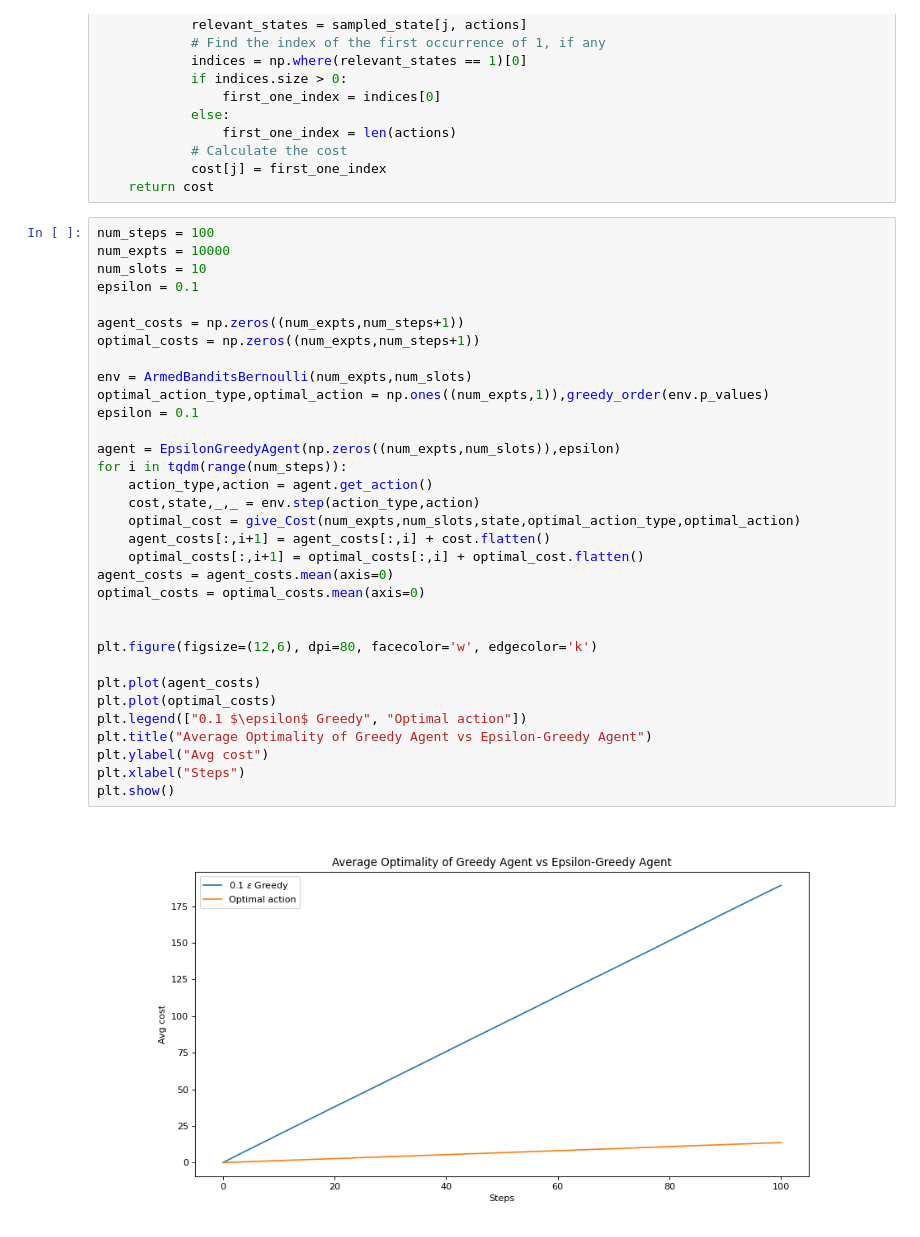
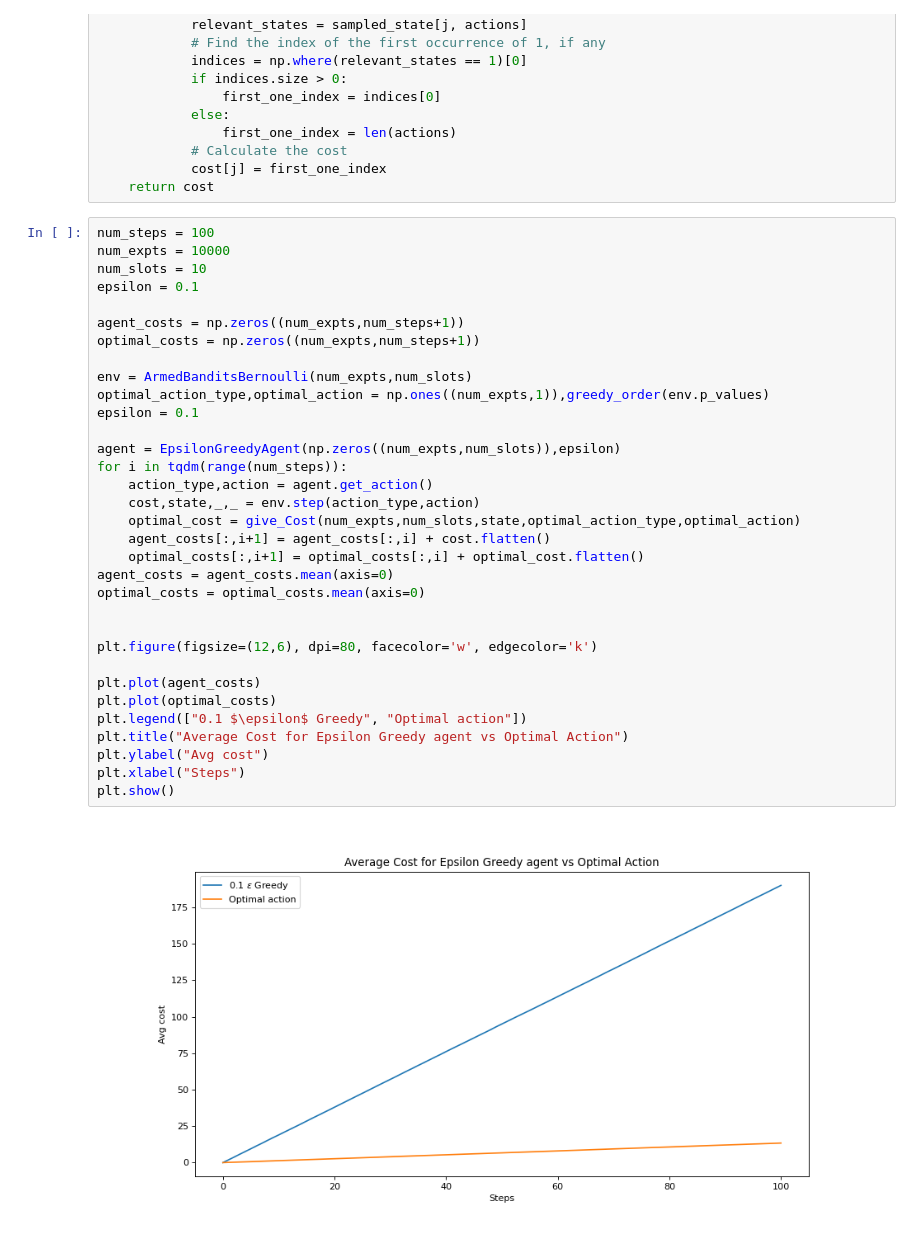
Before and after one commit to Archit997/Multi-armed-Bandits-in-Wireless, a Jupyter notebook: wireless-bandits.ipynb, the cells around one changed output. Saved outputs shown, nothing was run; the diff lists cells and outputs as text.

```diff
--- a/wireless-bandits.ipynb
+++ b/wireless-bandits.ipynb
@@ -426,32 +427,32 @@ num_expts = 10000
 num_slots = 10
 epsilon = 0.1
 
 agent_costs = np.zeros((num_expts,num_steps+1))
 optimal_costs = np.zeros((num_expts,num_steps+1))
 
 env = ArmedBanditsBernoulli(num_expts,num_slots)
 optimal_action_type,optimal_action = np.ones((num_expts,1)),greedy_order(env.p_values)
 epsilon = 0.1
 
 agent = EpsilonGreedyAgent(np.zeros((num_expts,num_slots)),epsilon)
 for i in tqdm(range(num_steps)):
     action_type,action = agent.get_action()
     cost,state,_,_ = env.step(action_type,action)
     optimal_cost = give_Cost(num_expts,num_slots,state,optimal_action_type,optimal_action)
     agent_costs[:,i+1] = agent_costs[:,i] + cost.flatten()
     optimal_costs[:,i+1] = optimal_costs[:,i] + optimal_cost.flatten()
 agent_costs = agent_costs.mean(axis=0)
 optimal_costs = optimal_costs.mean(axis=0)
 
 
 plt.figure(figsize=(12,6), dpi=80, facecolor='w', edgecolor='k')
 
 plt.plot(agent_costs)
 plt.plot(optimal_costs)
 plt.legend(["0.1 $\epsilon$ Greedy", "Optimal action"])
-plt.title("Average Optimality of Greedy Agent vs Epsilon-Greedy Agent")
+plt.title("Average Cost for Epsilon Greedy agent vs Optimal Action")
 plt.ylabel("Avg cost")
 plt.xlabel("Steps")
 plt.show()
 # %% [output]
-[figure, old version]
+[figure, new version]
```
Also changed, not shown: parts of 6 cells of this notebook.
